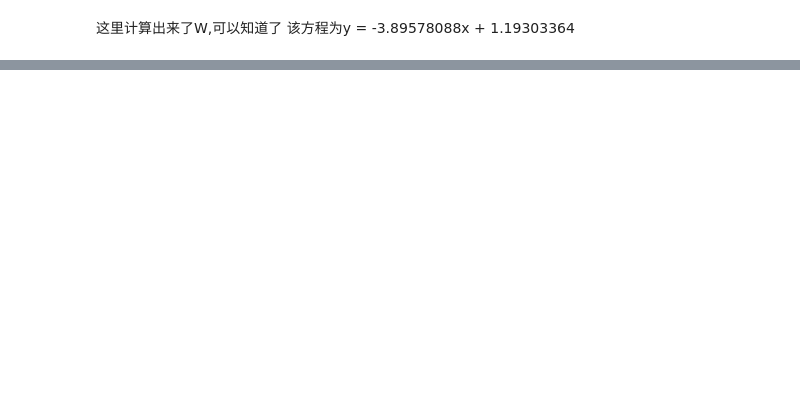
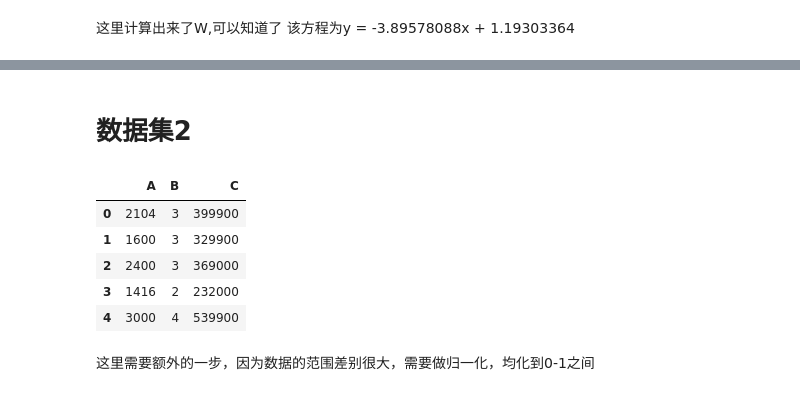
Before and after one commit to ShomyLiu/stat-learn, a Jupyter notebook: linear-model/linear-regression/linear-regression.ipynb, the cells around one changed output, grey strips where cells are left out. Saved outputs shown, nothing was run; the diff lists cells and outputs as text; code cells hidden in the pictures; blank space fills up the shorter version.

Commit message:
add multi data

```diff
--- a/linear-model/linear-regression/linear-regression.ipynb
+++ b/linear-model/linear-regression/linear-regression.ipynb
@@ -9,3 +11,6 @@ import pandas as pd
 # %%
-path = os.getcwd() + '/../data/ex1data1.txt'
-data = pd.read_csv(path, header=None, names=["Population", "Profit"]) # 手动设置 names, 这样可以填充第一行
+def getData(path, names):
+    '''
+    读取数据集函数
+    '''
+    return pd.read_csv(path, header=None, names=names) # 手动设置 names, 这样可以填充第一行
@@ -90,0 +103,15 @@ ax.set_title('Predicted Profit vs. Population Size')
+# %% [markdown]
+# 数据集2
+# %%
+data = getData(os.getcwd() + '/../data/ex1data2.txt', ["A", "B", "C"])
+# %%
+data.head()
+# %% [output]
+|  | A | B | C |
+| 0 | 2104 | 3 | 399900 |
+| 1 | 1600 | 3 | 329900 |
+| 2 | 2400 | 3 | 369000 |
+| 3 | 1416 | 2 | 232000 |
+| 4 | 3000 | 4 | 539900 |
+# %% [markdown]
+这里需要额外的一步，因为数据的范围差别很大，需要做归一化，均化到0-1之间
```
Also changed, not shown: parts of 22 cells of this notebook.
